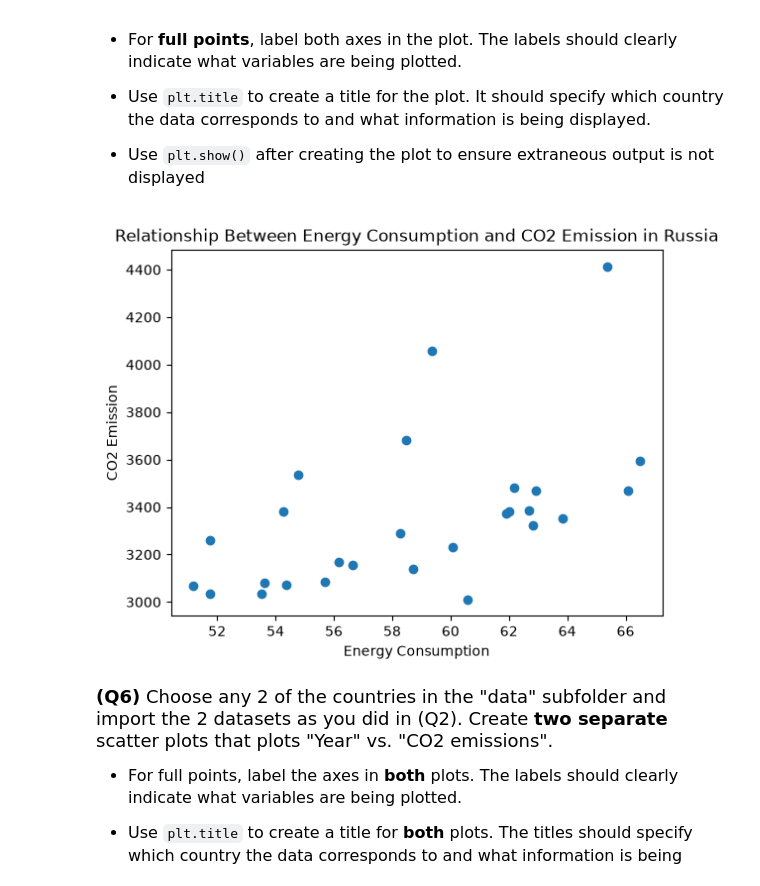
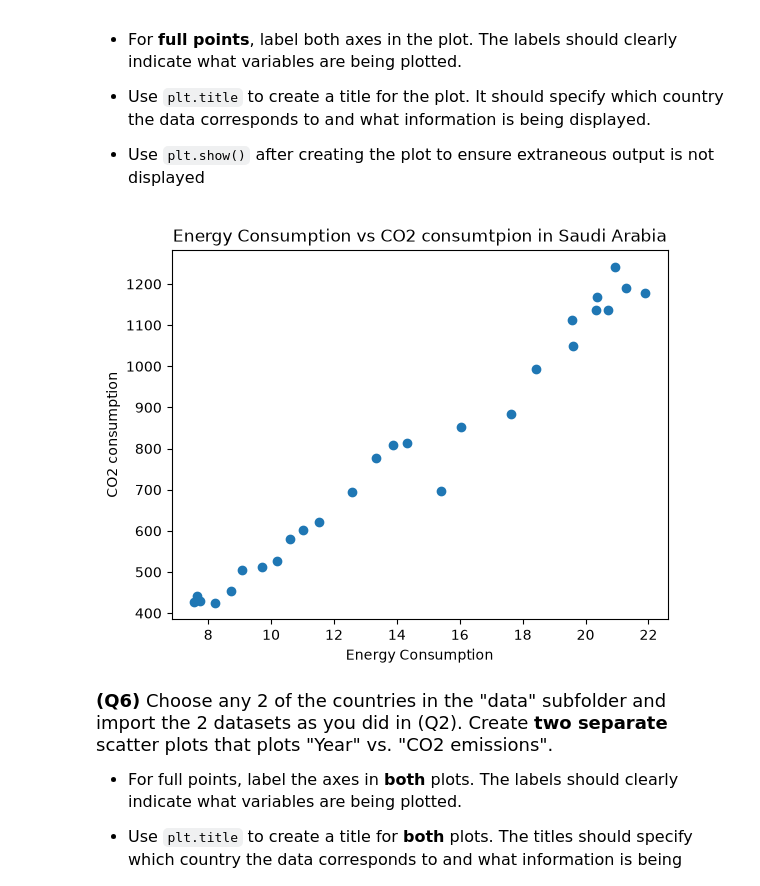
Before and after one commit to Akrush147/datasci151fall2026, a Jupyter notebook: _assignments/assignment_2/Assignment2 - Copy.ipynb, the cells around one changed output. Cells and saved outputs as stored; diff of their text form; code cells hidden in the pictures.

```diff
--- a/_assignments/assignment_2/Assignment2 - Copy.ipynb
+++ b/_assignments/assignment_2/Assignment2 - Copy.ipynb
@@ -125,14 +125,14 @@ Name: CO2_emission, dtype: float64
 - Use `plt.show()` after creating the plot to ensure extraneous output is not displayed
 # %%
 # Write your answer
-russia_emissions = pd.read_csv('data/russia_emission.csv')
-plt.scatter(x = russia_emissions['Energy_consumption'], y = russia_emissions['CO2_emission'])
+saudi_arabia_emissions = pd.read_csv("data/saudi_arabia_emission.csv")
+plt.scatter(x = saudi_arabia_emissions["Energy_consumption"], y = saudi_arabia_emissions["CO2_emission"])
 plt.xlabel("Energy Consumption")
-plt.ylabel("CO2 Emission")
-plt.title("Relationship Between Energy Consumption and CO2 Emission in Russia")
+plt.ylabel("CO2 consumption")
+plt.title("Energy Consumption vs CO2 consumtpion in Saudi Arabia")
 plt.show()
 # %% [output]
-[figure, old version]
+[figure, new version]
 # %% [markdown]
 <font size = "4">
 
```
Also changed, not shown: parts of 2 cells of this notebook, 8 other files.
